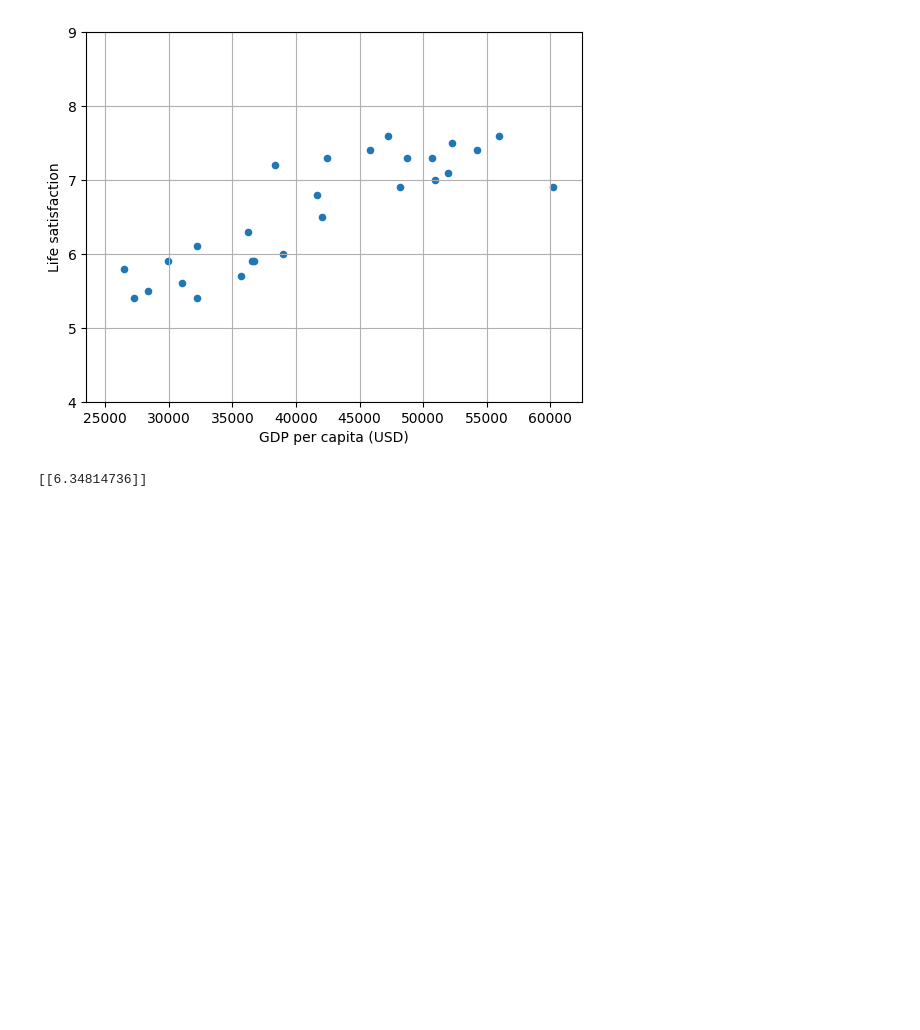
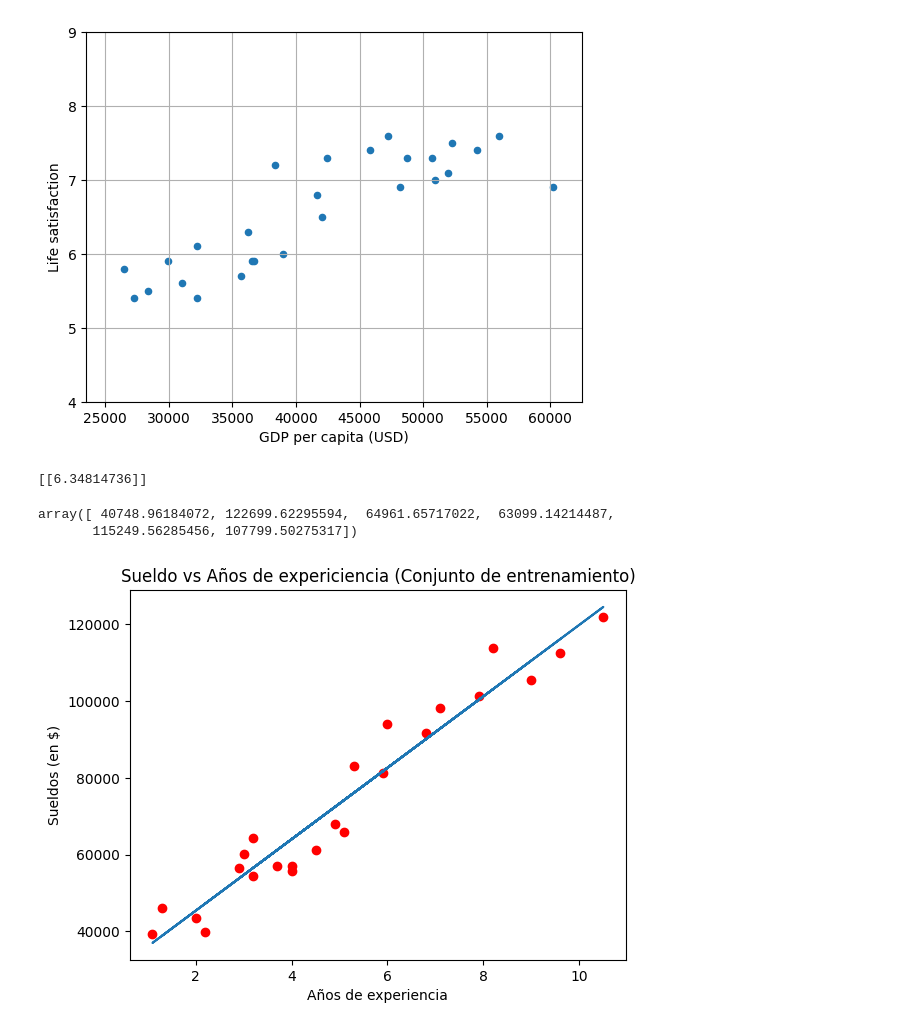
Before and after one commit to faxio/machineLearning, a Jupyter notebook: regresionLineal.ipynb, the cells around one changed output. Drawn from its saved outputs; the diff is of its cells as text; code cells hidden in the pictures; blank space fills up the shorter version.

Commit message:
ADD example regresion

```diff
--- a/regresionLineal.ipynb
+++ b/regresionLineal.ipynb
@@ -142,3 +142,43 @@ print(model.predict(X_new)) # output: [[6.30165767]]
 # %% [output]
 [figure]
 [[6.34814736]]
+# %%
+# Ejemplo regresión lineal 2
+
+# -> importación modulos
+import numpy as np
+import matplotlib.pyplot as plt
+import pandas as pd
+from sklearn.model_selection import train_test_split
+
+# -> Cargar data
+data = pd.read_csv("./data/regresion/simpleRegresion/Salary_Data.csv")
+
+# -> Separar en variable dependiente y independiente
+X = data.iloc[:,:-1].values
+y = data.iloc[:,-1].values
+
+# -> dividir información en training, y test
+X_train, X_test, y_train, y_test = train_test_split(X,y, train_size=0.8, random_state=0)
+# %%
+### Regresión lineal
+from sklearn.linear_model import LinearRegression
+
+regresion = LinearRegression()
+regresion.fit(X_train, y_train)
+
+# Predecir el conjunto de test
+y_pred = regresion.predict(X_test)
+y_pred
+# %% [output]
+array([ 40748.96184072, 122699.62295594,  64961.65717022,  63099.14214487,
+       115249.56285456, 107799.50275317])
+# %%
+plt.scatter(X_train, y_train, color="red")
+plt.plot(X_train, regresion.predict(X_train))
+plt.title("Sueldo vs Años de expericiencia (Conjunto de entrenamiento)")
+plt.xlabel("Años de experiencia")
+plt.ylabel("Sueldos (en $)")
+plt.show()
+# %% [output]
+[figure, added]
```
Also changed, not shown: parts of 1 cell of this notebook, 6 other files.
